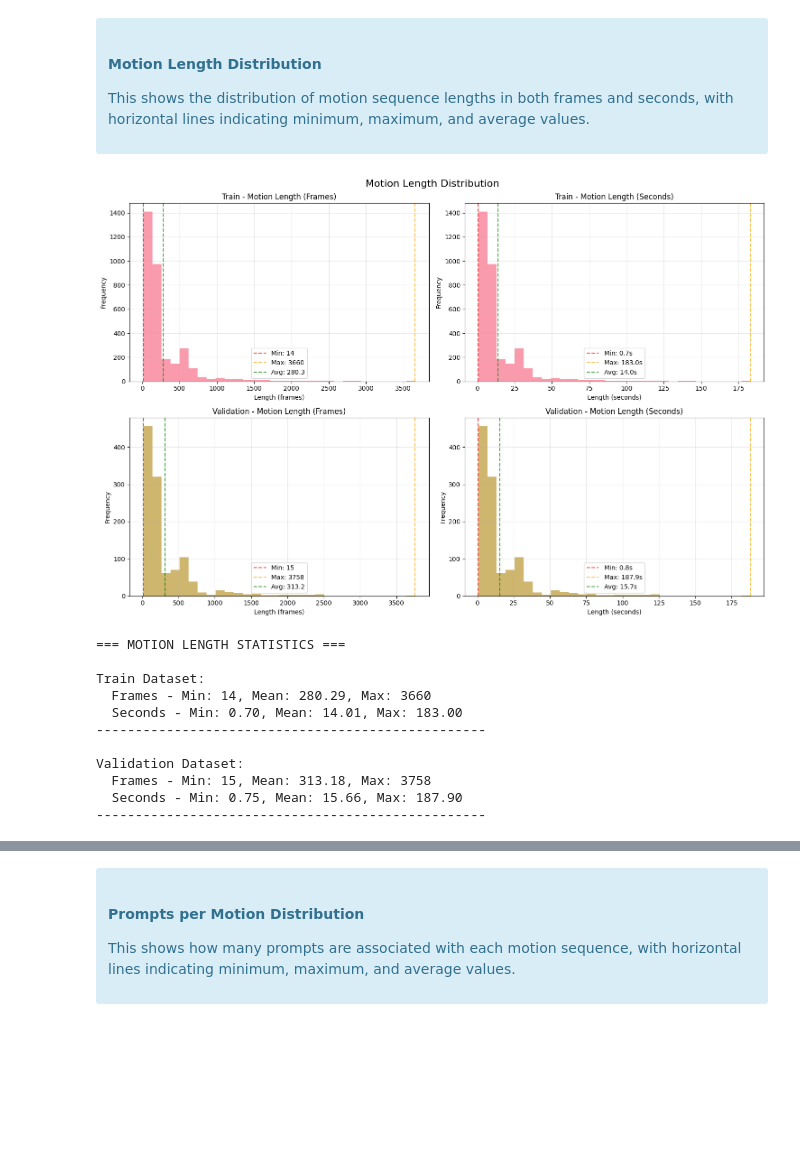
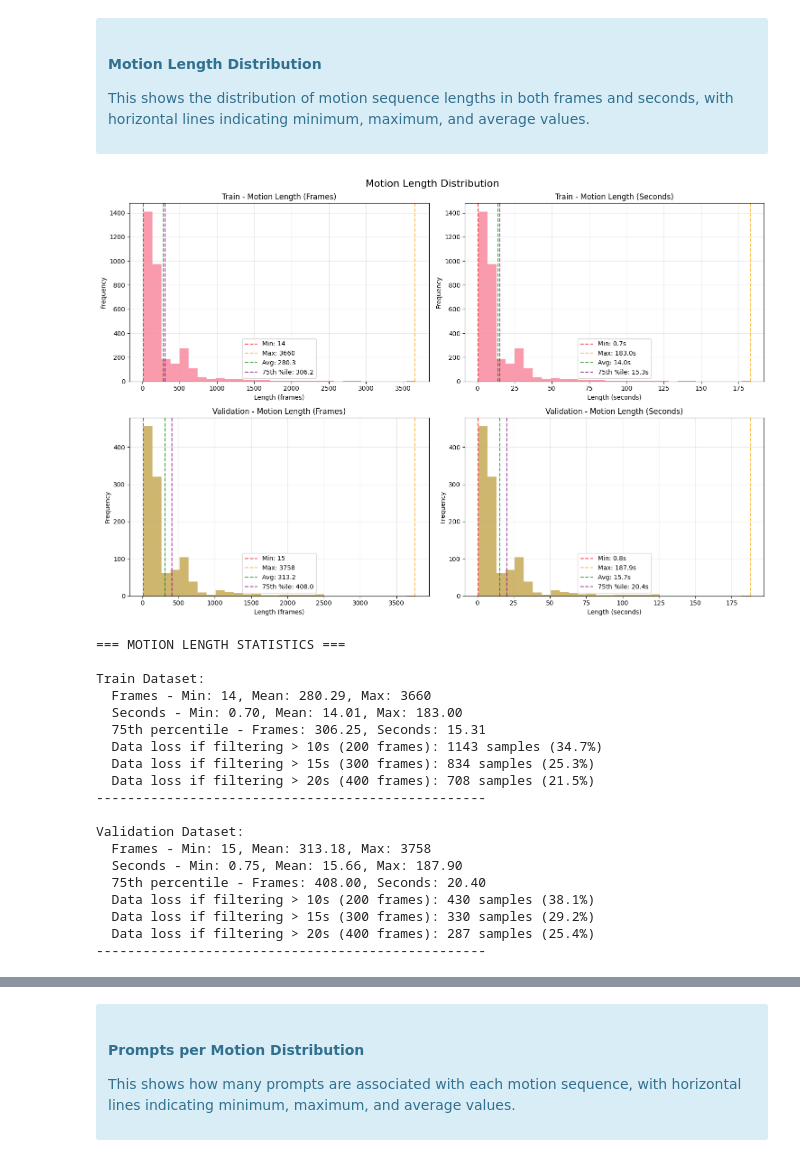
Before and after one commit to raideno/MoLiNER, a Jupyter notebook: notebooks/babel.analysis.ipynb, the cells around one changed output, grey strips where cells are left out. Cells and saved outputs as stored; diff of their text form; code cells hidden in the pictures; blank space fills up the shorter version.

```diff
--- a/notebooks/babel.analysis.ipynb
+++ b/notebooks/babel.analysis.ipynb
@@ -232,52 +231,71 @@ for i, analysis in enumerate([train_analysis, validation_analysis]):
         min_frames = np.min(lengths_frames)
         max_frames = np.max(lengths_frames)
         avg_frames = np.mean(lengths_frames)
+        p75_frames = np.percentile(lengths_frames, 75)
 
         axes[i, 0].axvline(min_frames, color='red', linestyle='--', alpha=0.7, label=f'Min: {min_frames}')
         axes[i, 0].axvline(max_frames, color='orange', linestyle='--', alpha=0.7, label=f'Max: {max_frames}')
         axes[i, 0].axvline(avg_frames, color='green', linestyle='--', alpha=0.7, label=f'Avg: {avg_frames:.1f}')
+        axes[i, 0].axvline(p75_frames, color='purple', linestyle='--', alpha=0.7, label=f'75th %ile: {p75_frames:.1f}')
         axes[i, 0].legend()
 
         # NOTE: seconds distribution
         axes[i, 1].hist(lengths_seconds, bins=30, alpha=0.7, color=f'C{i}')
         axes[i, 1].set_title(f'{name} - Motion Length (Seconds)')
         axes[i, 1].set_xlabel('Length (seconds)')
         axes[i, 1].set_ylabel('Frequency')
         axes[i, 1].grid(True, alpha=0.3)
 
         min_seconds = np.min(lengths_seconds)
         max_seconds = np.max(lengths_seconds)
         avg_seconds = np.mean(lengths_seconds)
+        p75_seconds = np.percentile(lengths_seconds, 75)
 
         axes[i, 1].axvline(min_seconds, color='red', linestyle='--', alpha=0.7, label=f'Min: {min_seconds:.1f}s')
         axes[i, 1].axvline(max_seconds, color='orange', linestyle='--', alpha=0.7, label=f'Max: {max_seconds:.1f}s')
         axes[i, 1].axvline(avg_seconds, color='green', linestyle='--', alpha=0.7, label=f'Avg: {avg_seconds:.1f}s')
+        axes[i, 1].axvline(p75_seconds, color='purple', linestyle='--', alpha=0.7, label=f'75th %ile: {p75_seconds:.1f}s')
         axes[i, 1].legend()
 
 plt.tight_layout()
 plt.show()
 
 print("=== MOTION LENGTH STATISTICS ===")
 for analysis in [train_analysis, validation_analysis]:
     name = analysis['dataset_name']
     lengths_frames = analysis['motion_lengths_frames']
     lengths_seconds = analysis['motion_lengths_seconds']
 
     if lengths_frames:
         print(f"\n{name} Dataset:")
         print(f"  Frames - Min: {np.min(lengths_frames)}, Mean: {np.mean(lengths_frames):.2f}, Max: {np.max(lengths_frames)}")
         print(f"  Seconds - Min: {np.min(lengths_seconds):.2f}, Mean: {np.mean(lengths_seconds):.2f}, Max: {np.max(lengths_seconds):.2f}")
+        print(f"  75th percentile - Frames: {np.percentile(lengths_frames, 75):.2f}, Seconds: {np.percentile(lengths_seconds, 75):.2f}")
+
+        for threshold_sec in [10, 15, 20]:
+            threshold_frames = threshold_sec * DEFAULT_FPS
+            filtered_count = np.sum(np.array(lengths_frames) > threshold_frames)
+            loss_percentage = (filtered_count / len(lengths_frames)) * 100
+            print(f"  Data loss if filtering > {threshold_sec}s ({threshold_frames} frames): {filtered_count} samples ({loss_percentage:.1f}%)")
     print("-" * 50)
 # %% [output]
-[figure, old version]
+[figure, new version]
 === MOTION LENGTH STATISTICS ===
 
 Train Dataset:
   Frames - Min: 14, Mean: 280.29, Max: 3660
   Seconds - Min: 0.70, Mean: 14.01, Max: 183.00
+  75th percentile - Frames: 306.25, Seconds: 15.31
+  Data loss if filtering > 10s (200 frames): 1143 samples (34.7%)
+  Data loss if filtering > 15s (300 frames): 834 samples (25.3%)
+  Data loss if filtering > 20s (400 frames): 708 samples (21.5%)
 --------------------------------------------------
 
 Validation Dataset:
   Frames - Min: 15, Mean: 313.18, Max: 3758
   Seconds - Min: 0.75, Mean: 15.66, Max: 187.90
+  75th percentile - Frames: 408.00, Seconds: 20.40
+  Data loss if filtering > 10s (200 frames): 430 samples (38.1%)
+  Data loss if filtering > 15s (300 frames): 330 samples (29.2%)
+  Data loss if filtering > 20s (400 frames): 287 samples (25.4%)
 --------------------------------------------------
```
Also changed, not shown: parts of 14 cells of this notebook, 51 other files.
